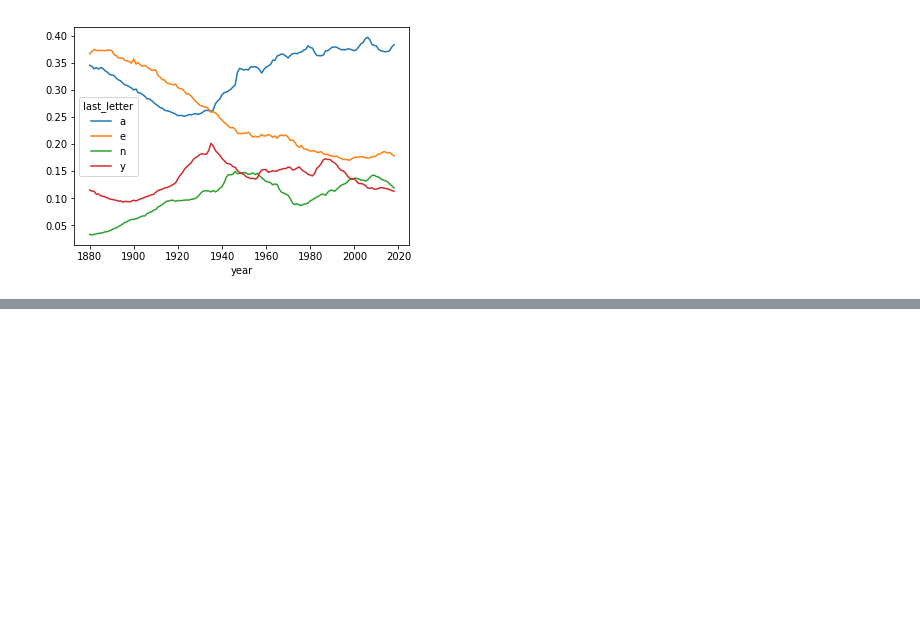
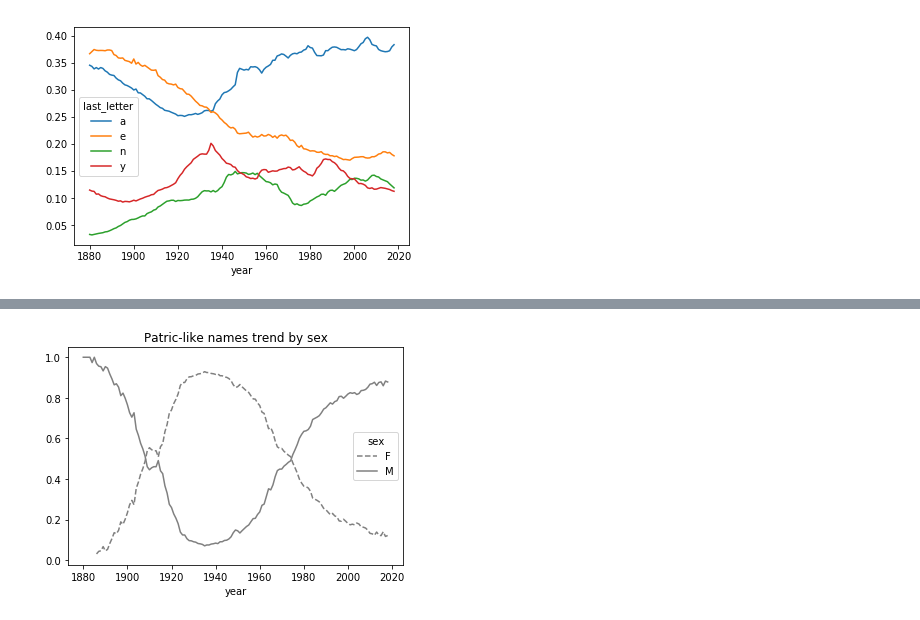
Before and after one commit to ffflora/data-analysis-projects, a Jupyter notebook: babynames.ipynb, the cells around one changed output, grey strips where cells are left out. Cells and saved outputs as stored; diff of their text form; code cells hidden in the pictures; blank space fills up the shorter version.

```diff
--- a/babynames.ipynb
+++ b/babynames.ipynb
@@ -367 +410,5 @@ plot_similar_names_with_sex('patric')
+# %%
+plot_similar_names_with_sex('patric','Patric-like names trend by sex')
+# %% [output]
+[figure, added]
 # %%
```
Also changed, not shown: parts of 38 cells of this notebook.
